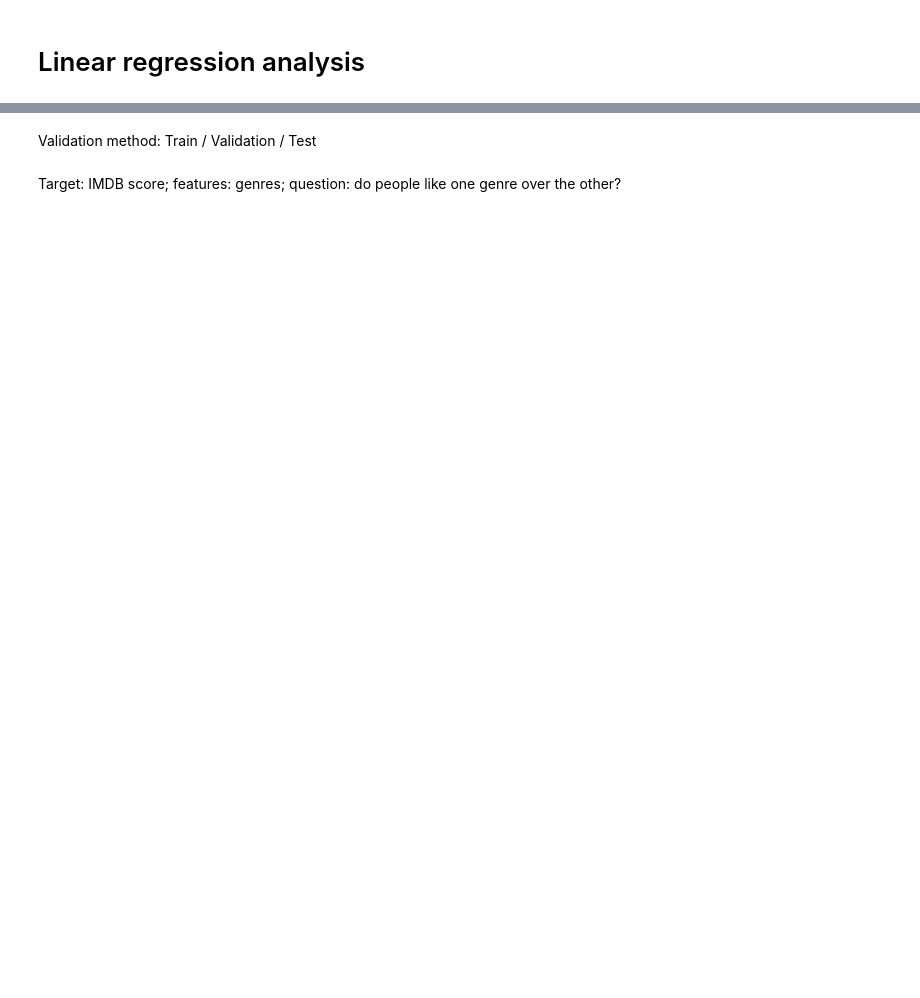
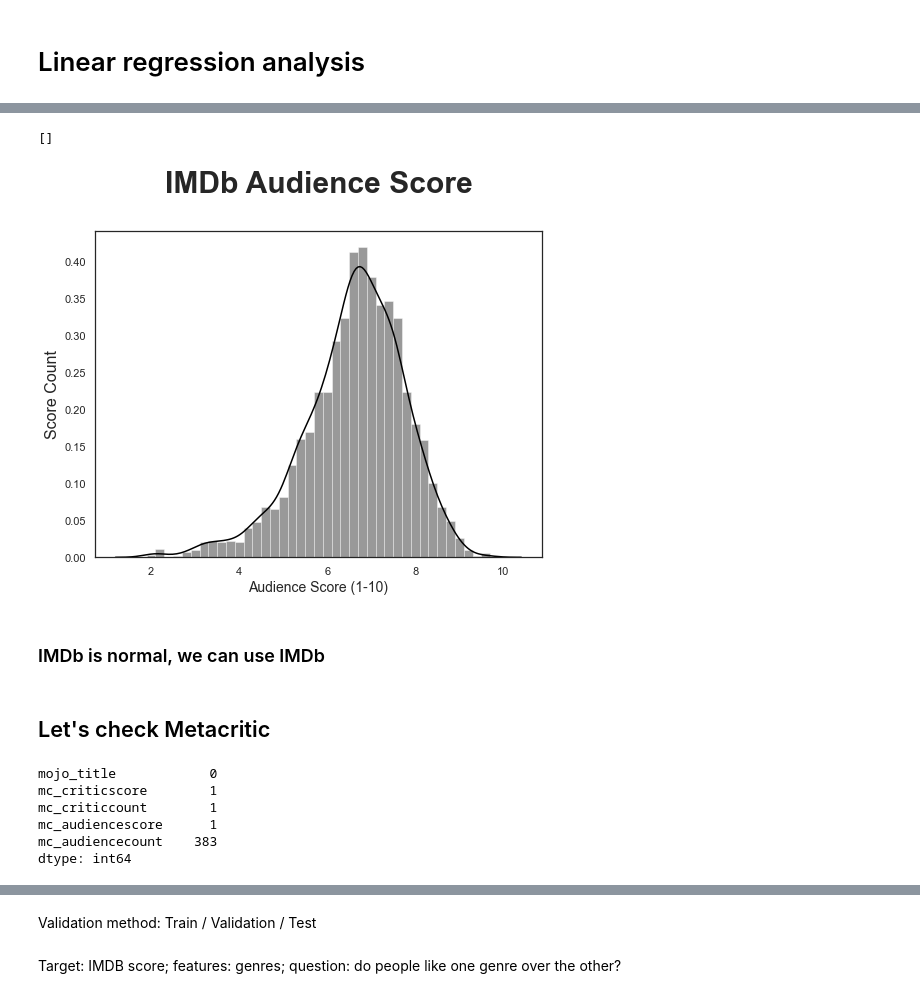
Before and after one commit to yi-ye-zhi-qiu/liamometer, a Jupyter notebook: analysis.ipynb, the cells around one changed output, grey strips where cells are left out. Drawn from its saved outputs; the diff is of its cells as text; code cells hidden in the pictures; blank space fills up the shorter version.

```diff
--- a/analysis.ipynb
+++ b/analysis.ipynb
@@ -630,0 +90,30 @@ df_new = df_new.drop(columns=['domestic_revenue', 'international_reveneue', 'ope
+# %%
+imdb = imdb.drop(imdb[imdb['imdbscore']=='Link error'].index)
+# %%
+imdb['imdbscore'] = pd.to_numeric(imdb['imdbscore'])
+# %%
+plt.figure(figsize=(8, 6))
+sns.set_style(style='white')
+# plt.scatter(test_set_pred, y_test, alpha=.1,  scatter_kws={"color": "black"}, line_kws={"color": "red"})
+ax = sns.distplot(imdb['imdbscore'], color="black")
+ax.set_title("IMDb Audience Score", fontsize=30, weight='bold', y=1.1)
+
+plt.xlabel('Audience Score (1-10)', fontsize=14)
+plt.ylabel('Score Count', fontsize=16)
+plt.plot()
+# %% [output]
+[]
+[figure, added]
+# %% [markdown]
+### IMDb is normal, we can use IMDb
+# %% [markdown]
+## Let's check Metacritic
+# %%
+metacritic.isna().sum()
+# %% [output]
+mojo_title            0
+mc_criticscore        1
+mc_criticcount        1
+mc_audiencescore      1
+mc_audiencecount    383
+dtype: int64
```
Also changed, not shown: parts of 180 cells of this notebook, 1 other file.
